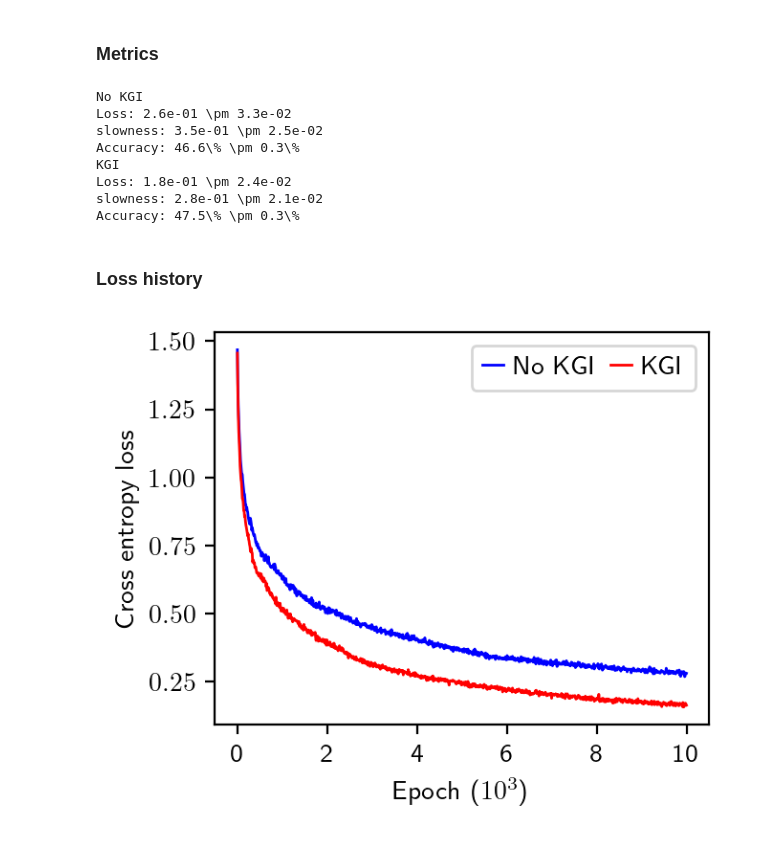
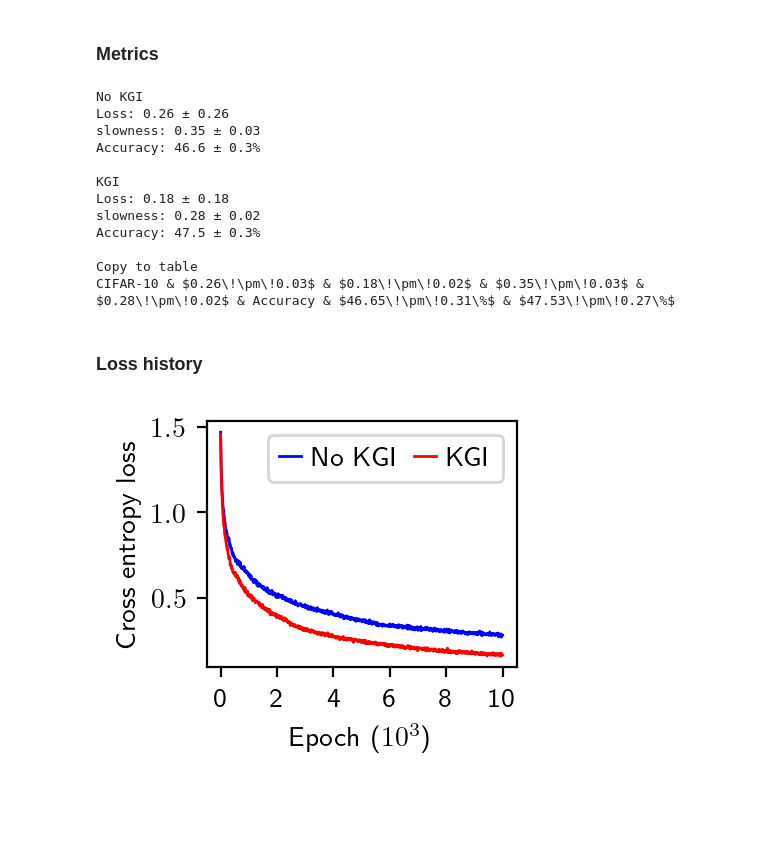
Before and after one commit to kuangdai/mlp_kgi, a Jupyter notebook: 03_cifar10.ipynb, the cells around one changed output. Saved outputs shown, nothing was run; the diff lists cells and outputs as text; code cells hidden in the pictures; blank space fills up the shorter version.

```diff
--- a/03_cifar10.ipynb
+++ b/03_cifar10.ipynb
@@ -182,44 +182,53 @@ def print_metrics(kgi):
     losses = np.array(losses)
     slowness = np.array(slowness)
     accs = np.array(accs)
-    print("KGI" if kgi else "No KGI")
-    # print in latex format
-    print(f"Loss: {losses.mean():.1e} \pm {losses.std():.1e}")
-    print(f"slowness: {slowness.mean():.1e} \pm {slowness.std():.1e}")
-    print(f"Accuracy: {accs.mean():.1f}\% \pm {accs.std():.1f}\%")
+    print("\nKGI" if kgi else "\nNo KGI")
+    print(f"Loss: {losses.mean():.2f} ± {losses.mean():.2f}")
+    print(f"slowness: {slowness.mean():.2f} ± {slowness.std():.2f}")
+    print(f"Accuracy: {accs.mean():.1f} ± {accs.std():.1f}%")
+    return losses.mean(), losses.std(), slowness.mean(), slowness.std(), accs.mean(), accs.std()
 
 
-print_metrics(False)
-print_metrics(True)
+lmf, lsf, smf, ssf, amf, asf = print_metrics(False)
+lmt, lst, smt, sst, amt, ast = print_metrics(True)
+print("\nCopy to table")
+print(f"CIFAR-10 & "
+      f"${lmf:.2f}\!\pm\!{lsf:.2f}$ & ${lmt:.2f}\!\pm\!{lst:.2f}$ & "
+      f"${smf:.2f}\!\pm\!{ssf:.2f}$ & ${smt:.2f}\!\pm\!{sst:.2f}$ & Accuracy & "
+      f"${amf:.2f}\!\pm\!{asf:.2f}\%$ & ${amt:.2f}\!\pm\!{ast:.2f}\%$")
 # %% [output]
 No KGI
-Loss: 2.6e-01 \pm 3.3e-02
-slowness: 3.5e-01 \pm 2.5e-02
-Accuracy: 46.6\% \pm 0.3\%
+Loss: 0.26 ± 0.26
+slowness: 0.35 ± 0.03
+Accuracy: 46.6 ± 0.3%
+
 KGI
-Loss: 1.8e-01 \pm 2.4e-02
-slowness: 2.8e-01 \pm 2.1e-02
-Accuracy: 47.5\% \pm 0.3\%
+Loss: 0.18 ± 0.18
+slowness: 0.28 ± 0.02
+Accuracy: 47.5 ± 0.3%
+
+Copy to table
+CIFAR-10 & $0.26\!\pm\!0.03$ & $0.18\!\pm\!0.02$ & $0.35\!\pm\!0.03$ & $0.28\!\pm\!0.02$ & Accuracy & $46.65\!\pm\!0.31\%$ & $47.53\!\pm\!0.27\%$
 # %% [markdown]
 ### Loss history
 # %%
 def moving_ave(series, window_size):
     """ Moving average to smooth the loss history a little bit """
     return np.convolve(series, np.ones(window_size) / window_size, mode='valid')
 
 
-_, ax = plt.subplots(figsize=(5 / 1.5, 4 / 1.5), dpi=200)
+_, ax = plt.subplots(figsize=(5 / 2.5, 4 / 2.5), dpi=200)
 seed_ = 0
 hist_def = np.loadtxt(out_dir / f"{seed_}_{False}")
 hist_kgi = np.loadtxt(out_dir / f"{seed_}_{True}")
 ax.plot(np.arange(1, epochs + 1, 10), moving_ave(hist_def, 1), label="No KGI", lw=1, c='b')
 ax.plot(np.arange(1, epochs + 1, 10), moving_ave(hist_kgi, 1), label="KGI", lw=1, c='r')
 ax.set_xticks([0, 2000, 4000, 6000, 8000, 10000],
               [0, 2, 4, 6, 8, 10])
 ax.set_ylabel("Cross entropy loss")
 ax.set_xlabel("Epoch ($10^3$)")
 ax.legend(ncol=2, handlelength=.8, columnspacing=.5, handletextpad=.4)
-# not saving figure here because we will plot all histories together
+plt.savefig("figs/hist_cifar10.pdf", bbox_inches='tight', pad_inches=0.01)
 plt.show()
 # %% [output]
-[figure, old version]
+[figure, new version]
```
Also changed, not shown: 4 other files.
